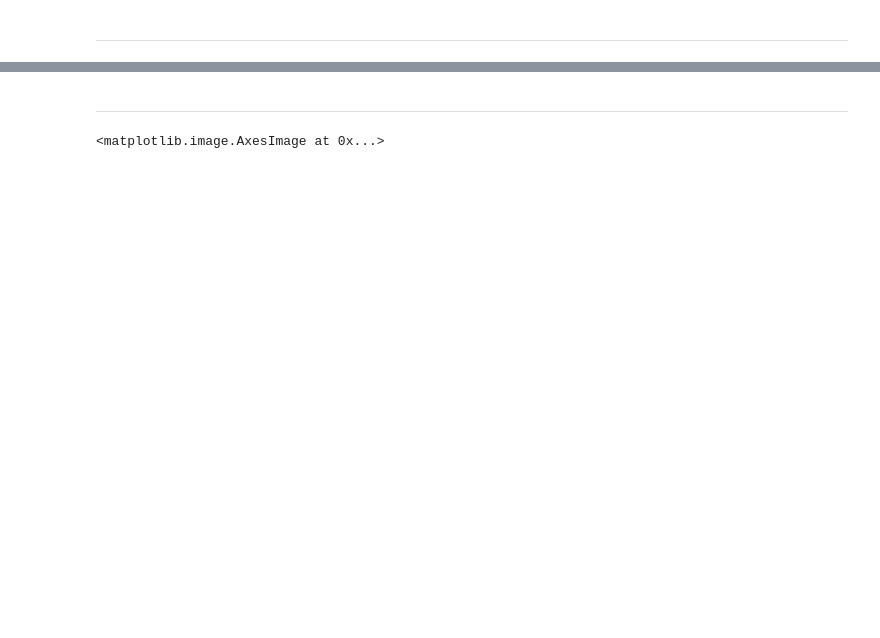
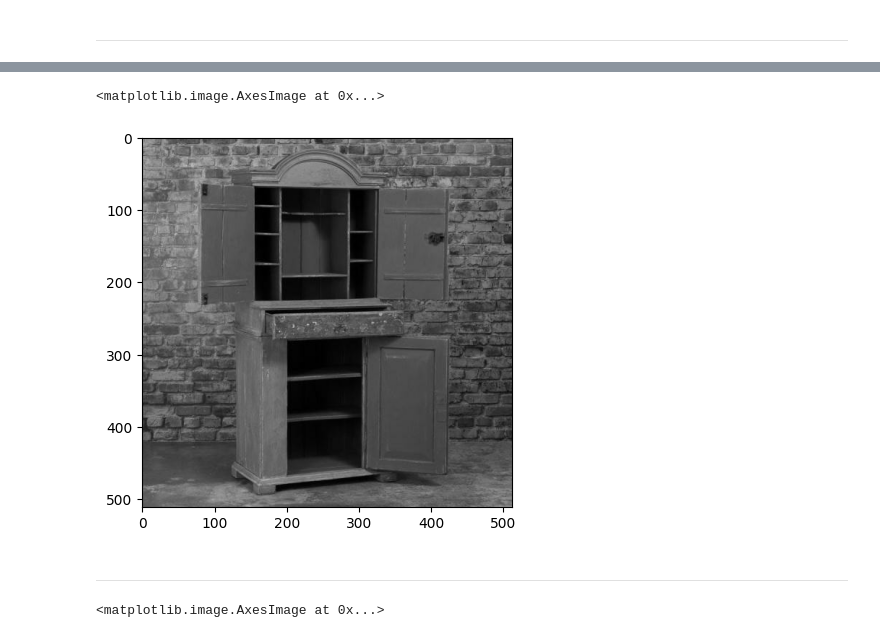
Before and after one commit to schalappe/watermark_resolution, a Jupyter notebook: notebooks/0.1-color-range.ipynb, the cells around one changed output, grey strips where cells are left out. Saved outputs shown, nothing was run; the diff lists cells and outputs as text; code cells hidden in the pictures; blank space fills up the shorter version.

```diff
--- a/notebooks/0.1-color-range.ipynb
+++ b/notebooks/0.1-color-range.ipynb
@@ -58,3 +45,9 @@ plt.imshow(img.numpy()[0])
+# %%
+img = ycbcr_to_rgb(ycbcr_img)
+plt.imshow(img.numpy())
+# %% [output]
+<matplotlib.image.AxesImage at 0x...>
+[figure, added]
 # %% [markdown]
 ---
 # %%
```
Also changed, not shown: parts of 11 cells of this notebook, 34 other files.
